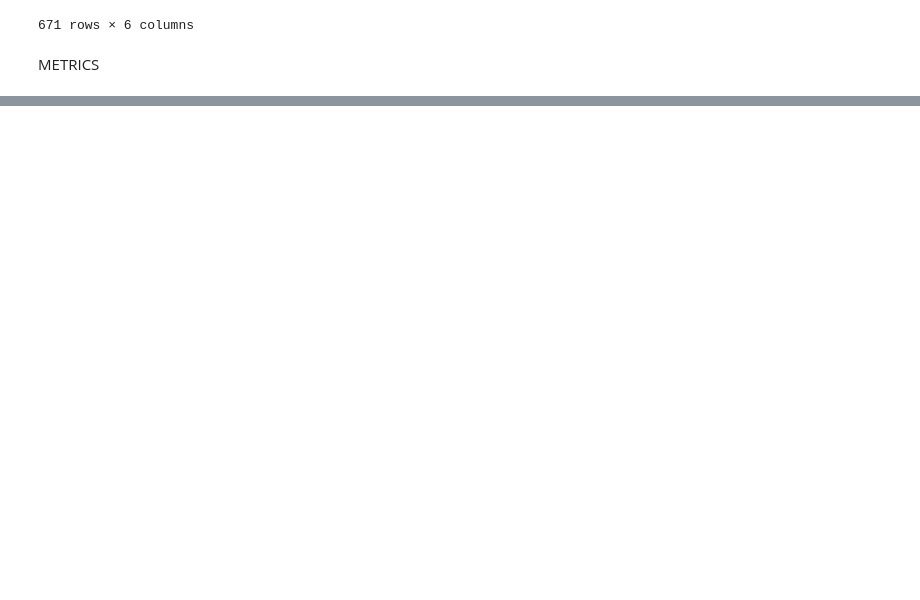
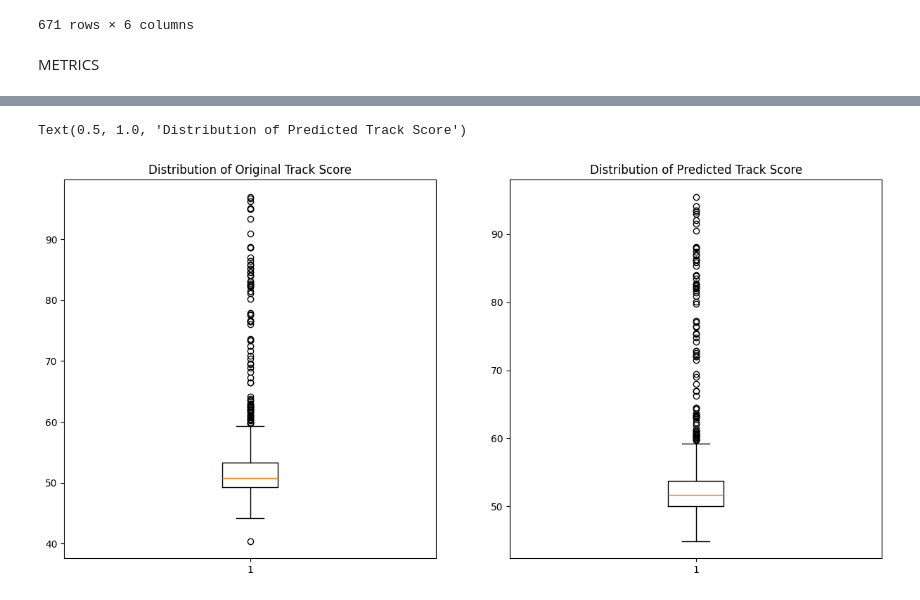
Before and after one commit to KizMan-23/supervised_models, a Jupyter notebook: spotify_trend.ipynb, the cells around one changed output, grey strips where cells are left out. Drawn from its saved outputs; the diff is of its cells as text; code cells hidden in the pictures; blank space fills up the shorter version.

```diff
--- a/spotify_trend.ipynb
+++ b/spotify_trend.ipynb
@@ -525,0 +541,13 @@ true_
+# %%
+fig, (ax1, ax2) = plt.subplots(1,2, figsize=(15,7))
+
+ax1.boxplot(finals['track_perf'])
+ax1.set_title("Distribution of Original Track Score")
+
+ax2.boxplot(finals['predicted score'])
+ax2.set_title("Distribution of Predicted Track Score")
+
+#the Custom Track Score is more tightly distributed and thus be used to make predictions
+# %% [output]
+Text(0.5, 1.0, 'Distribution of Predicted Track Score')
+[figure, added]
```
Also changed, not shown: parts of 5 cells of this notebook.
